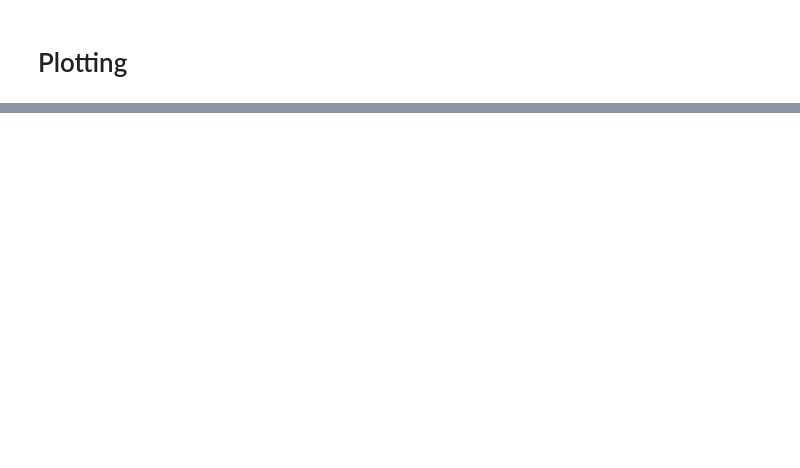
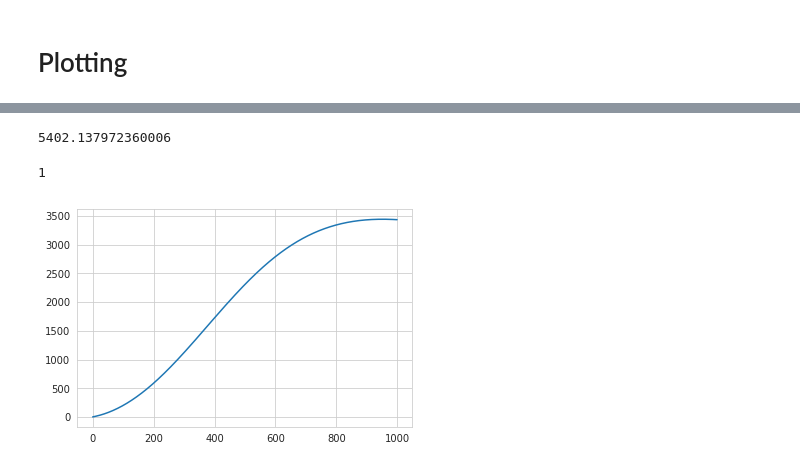
Before and after one commit to telenz/QCHS-2018, a Jupyter notebook: Notebooks/1_2_Model_Baseline-ReLU-CLR-AsimovLoss.ipynb, the cells around one changed output, grey strips where cells are left out. Drawn from its saved outputs; the diff is of its cells as text; code cells hidden in the pictures; blank space fills up the shorter version.

```diff
--- a/Notebooks/1_2_Model_Baseline-ReLU-CLR-AsimovLoss.ipynb
+++ b/Notebooks/1_2_Model_Baseline-ReLU-CLR-AsimovLoss.ipynb
@@ -435,0 +609,5 @@ Wall time: 1.05 s
+# %%
+print l(1, 900)
+#print l_adam(1, 900)
+# %% [output]
+5402.137972360006
@@ -435,0 +645,15 @@ Wall time: 1.05 s
+# %%
+b = 1000
+s_max = 1 #sqrt(b)
+print s_max
+x = np.arange(0., b, b/1000.)
+y = l(s_max, x, 0.1)
+y2 = signifiLoss(1, x)
+
+#plt.semilogy(x,y)
+plt.plot(x,y)
+#plt.plot(x,y2)
+plt.show()
+# %% [output]
+1
+[figure, added]
```
Also changed, not shown: parts of 47 cells of this notebook, 7 other files.
